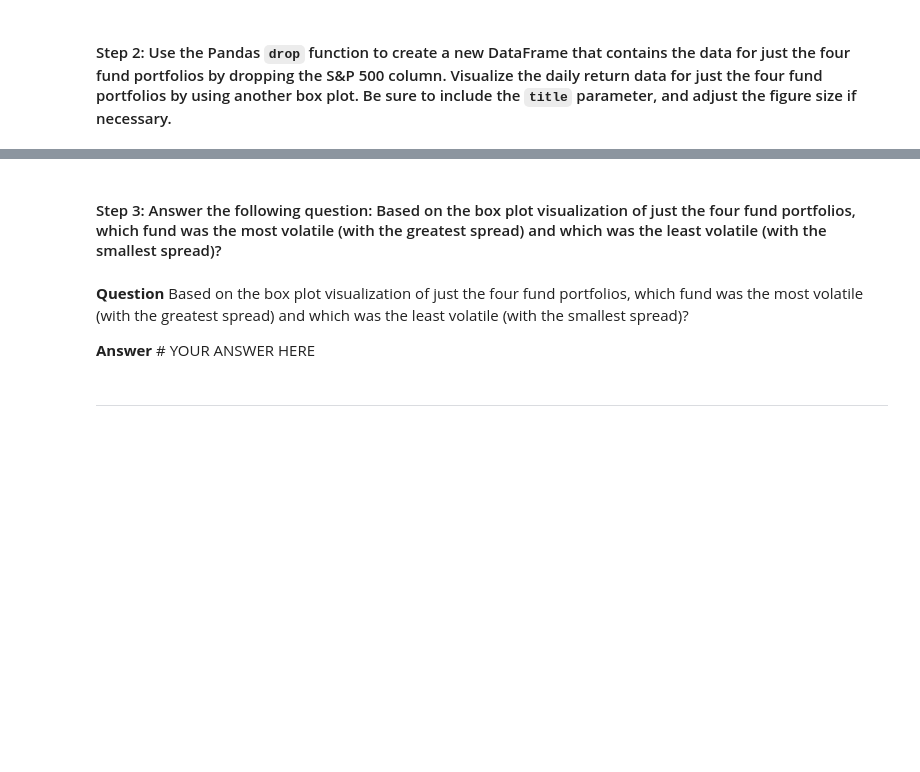
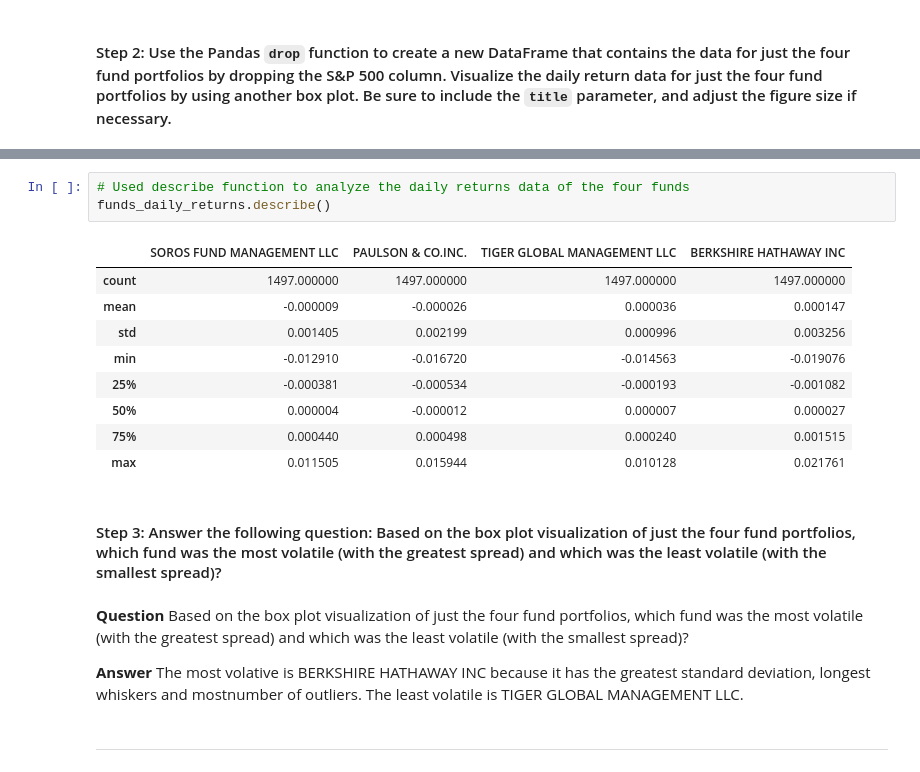
Before and after one commit to dcmar18/RiskReturnAnalysis, a Jupyter notebook: risk_return_analysis.ipynb, the cells around one changed output, grey strips where cells are left out. Drawn from its saved outputs; the diff is of its cells as text; blank space fills up the shorter version.

```diff
--- a/risk_return_analysis.ipynb
+++ b/risk_return_analysis.ipynb
@@ -238,9 +247,22 @@ Analyze the volatility of each of the four fund portfolios and of the S&P 500 In
+# %%
+# Used describe function to analyze the daily returns data of the four funds
+funds_daily_returns.describe()
+# %% [output]
+|  | SOROS FUND MANAGEMENT LLC | PAULSON & CO.INC. | TIGER GLOBAL MANAGEMENT LLC | BERKSHIRE HATHAWAY INC |
+| count | 1497.000000 | 1497.000000 | 1497.000000 | 1497.000000 |
+| mean | -0.000009 | -0.000026 | 0.000036 | 0.000147 |
+| std | 0.001405 | 0.002199 | 0.000996 | 0.003256 |
+| min | -0.012910 | -0.016720 | -0.014563 | -0.019076 |
+| 25% | -0.000381 | -0.000534 | -0.000193 | -0.001082 |
+| 50% | 0.000004 | -0.000012 | 0.000007 | 0.000027 |
+| 75% | 0.000440 | 0.000498 | 0.000240 | 0.001515 |
+| max | 0.011505 | 0.015944 | 0.010128 | 0.021761 |
 # %% [markdown]
 #### Step 3: Answer the following question: Based on the box plot visualization of just the four fund portfolios, which fund was the most volatile (with the greatest spread) and which was the least volatile (with the smallest spread)?
 # %% [markdown]
 **Question** Based on the box plot visualization of just the four fund portfolios, which fund was the most volatile (with the greatest spread) and which was the least volatile (with the smallest spread)?
 
-**Answer** # YOUR ANSWER HERE
+**Answer** The most volative is BERKSHIRE HATHAWAY INC because it has the greatest standard deviation, longest whiskers and mostnumber of outliers. The least volatile is TIGER GLOBAL MANAGEMENT LLC.
 # %% [markdown]
 ---
 # %% [markdown]
```
Also changed, not shown: parts of 3 cells of this notebook.
